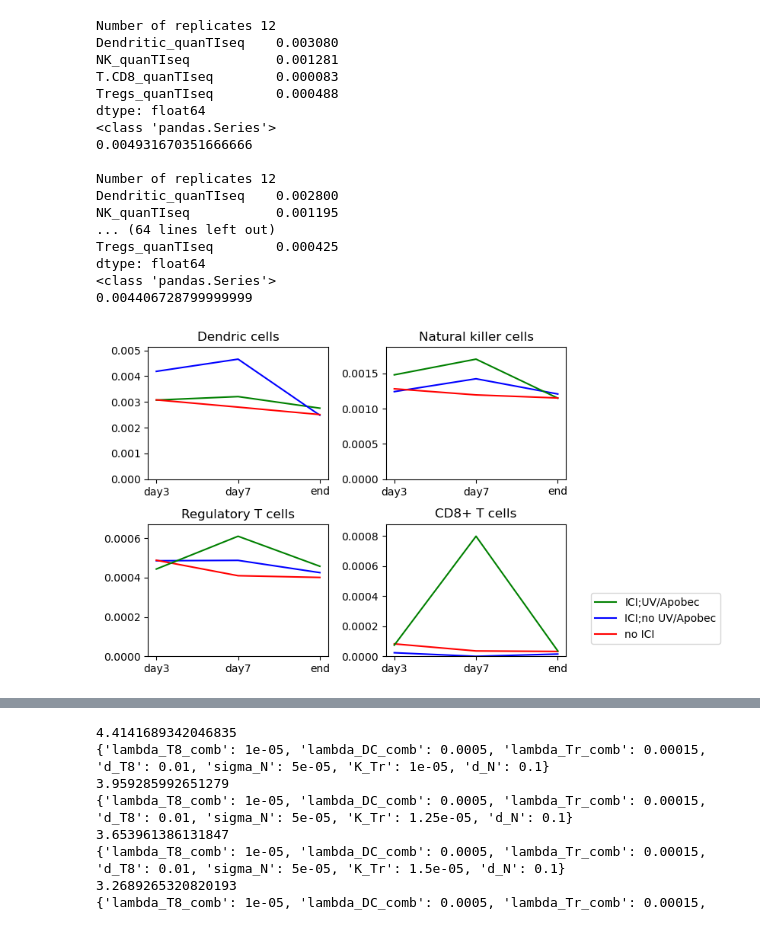
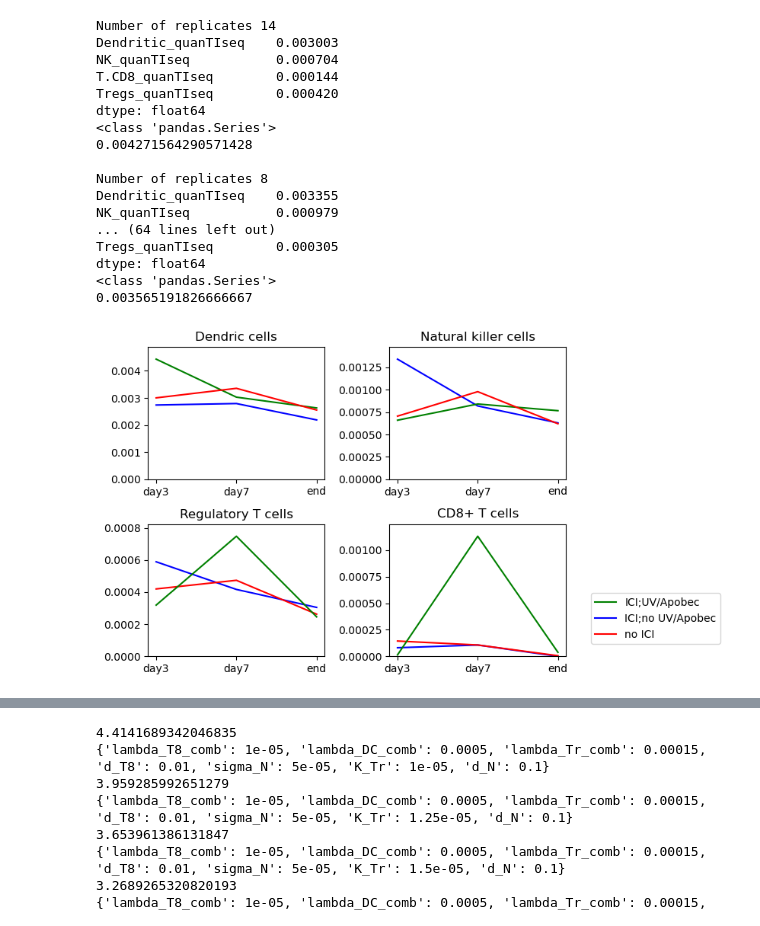
Before and after one commit to ZP-likes-coding/Cancer_immune_interaction, a Jupyter notebook: Fitting_KPB25L.ipynb, the cells around one changed output, grey strips where cells are left out. Drawn from its saved outputs; the diff is of its cells as text; code cells hidden in the pictures.

Commit message:
Fitted treatment data

```diff
--- a/Fitting_KPB25L.ipynb
+++ b/Fitting_KPB25L.ipynb
@@ -30,8 +34,8 @@ T11_df
 # %%
 
 
-treatment_df = T11_df[T11_df['Mouse_treatment']!="no_treatment"]
-no_treatment_df = T11_df[T11_df['Mouse_treatment']=="no_treatment"]
+treatment_df = KPB25L_df[KPB25L_df['Mouse_treatment']!="no_treatment"]
+no_treatment_df = KPB25L_df[KPB25L_df['Mouse_treatment']=="no_treatment"]
 
 quanTIseq_cols = ["Dendritic_quanTIseq","NK_quanTIseq","T.CD8_quanTIseq","Tregs_quanTIseq"]
 
@@ -172,45 +176,45 @@ NKplot.plot(time_points,no_treatment_NKs,'r')
 NKplot.set_title('Natural killer cells')
 
 NKplot.set_ylim(0.0,max([*no_mutagen_NKs,*mutagen_NKs,*no_treatment_NKs])*1.1)
 
 Tregplot = ax[1,0]
 Tregplot.plot(time_points,no_mutagen_Tregs,'b')
 Tregplot.plot(time_points,no_treatment_Tregs,'r')
 Tregplot.plot(time_points,mutagen_Tregs,'g')
 
 Tregplot.set_title('Regulatory T cells')
 Tregplot.set_ylim(0.0,max([*no_mutagen_Tregs,*mutagen_Tregs,*no_treatment_Tregs])*1.1)
 
 T8plot = ax[1,1]
 T8plot.plot(time_points,no_mutagen_T8s,'b')
 T8plot.plot(time_points,no_treatment_T8s,'r')
 T8plot.plot(time_points,mutagen_T8s,'g')
 
 T8plot.set_title('CD8+ T cells')
 T8plot.set_ylim(0.0,max([*no_mutagen_T8s,*mutagen_T8s,*no_treatment_T8s])*1.1)
 
 fig.legend(handles,labels,bbox_to_anchor=(0.3, 0.1,1,1),loc = 'lower right')
 plt.tight_layout()
 plt.show()
 # %% [output]
-Number of replicates 12
-Dendritic_quanTIseq    0.003080
-NK_quanTIseq           0.001281
-T.CD8_quanTIseq        0.000083
-Tregs_quanTIseq        0.000488
+Number of replicates 14
+Dendritic_quanTIseq    0.003003
+NK_quanTIseq           0.000704
+T.CD8_quanTIseq        0.000144
+Tregs_quanTIseq        0.000420
 dtype: float64
 <class 'pandas.Series'>
-0.004931670351666666
+0.004271564290571428
 
-Number of replicates 12
-Dendritic_quanTIseq    0.002800
-NK_quanTIseq           0.001195
+Number of replicates 8
+Dendritic_quanTIseq    0.003355
+NK_quanTIseq           0.000979
 ... (64 lines left out)
-Tregs_quanTIseq        0.000425
+Tregs_quanTIseq        0.000305
 dtype: float64
 <class 'pandas.Series'>
-0.004406728799999999
+0.003565191826666667
-[figure, old version]
+[figure, new version]
 # %%
 import math
 # %%
```
Also changed, not shown: parts of 5 cells of this notebook.
